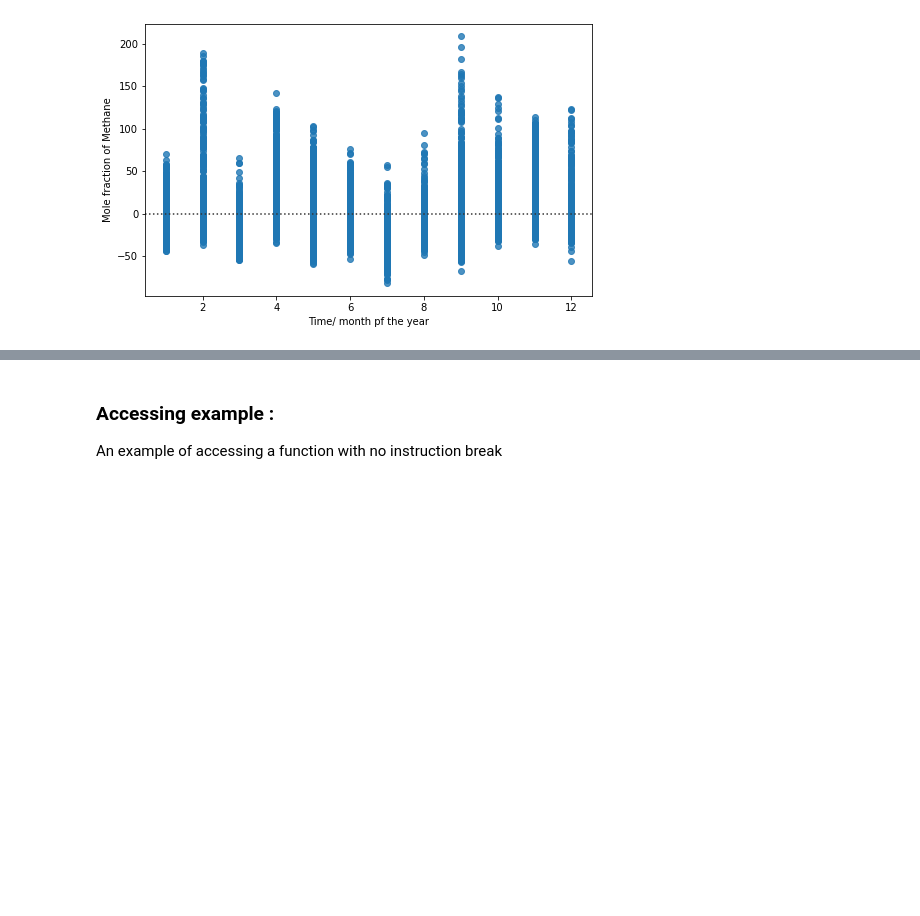
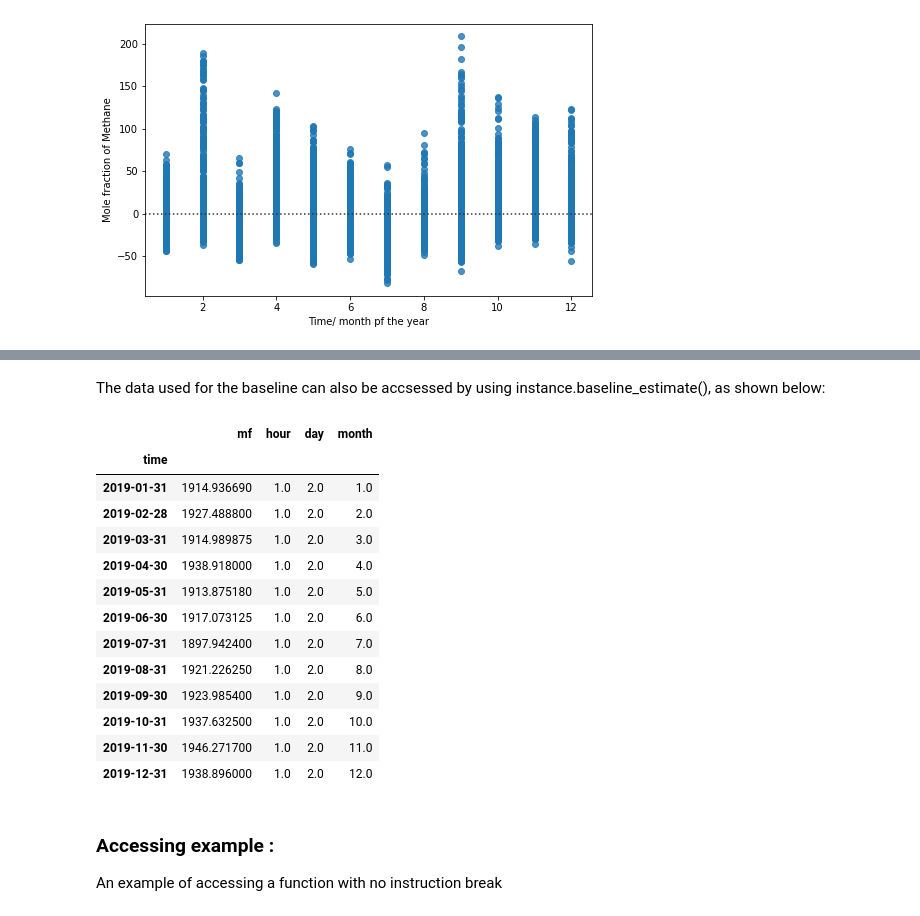
Before and after one commit to TJ-2003/Assessment2, a Jupyter notebook: instructions.ipynb, the cells around one changed output, grey strips where cells are left out. Cells and saved outputs as stored; diff of their text form; code cells hidden in the pictures; blank space fills up the shorter version.

```diff
--- a/instructions.ipynb
+++ b/instructions.ipynb
@@ -165,3 +173,22 @@ mhd_ch4_data.residual_plot_month()
+# %% [markdown]
+The data used for the baseline can also be accsessed by using instance.baseline_estimate(), as shown below:
+# %%
+mhd_ch4_data.baseline_estimate()
+# %% [output]
+|  | mf | hour | day | month |
+| time |  |  |  |  |
+| 2019-01-31 | 1914.936690 | 1.0 | 2.0 | 1.0 |
+| 2019-02-28 | 1927.488800 | 1.0 | 2.0 | 2.0 |
+| 2019-03-31 | 1914.989875 | 1.0 | 2.0 | 3.0 |
+| 2019-04-30 | 1938.918000 | 1.0 | 2.0 | 4.0 |
+| 2019-05-31 | 1913.875180 | 1.0 | 2.0 | 5.0 |
+| 2019-06-30 | 1917.073125 | 1.0 | 2.0 | 6.0 |
+| 2019-07-31 | 1897.942400 | 1.0 | 2.0 | 7.0 |
+| 2019-08-31 | 1921.226250 | 1.0 | 2.0 | 8.0 |
+| 2019-09-30 | 1923.985400 | 1.0 | 2.0 | 9.0 |
+| 2019-10-31 | 1937.632500 | 1.0 | 2.0 | 10.0 |
+| 2019-11-30 | 1946.271700 | 1.0 | 2.0 | 11.0 |
+| 2019-12-31 | 1938.896000 | 1.0 | 2.0 | 12.0 |
 # %% [markdown]
 ### Accessing example :
 An example of accessing a function with no instruction break
```
Also changed, not shown: parts of 4 cells of this notebook, 1 other file.
